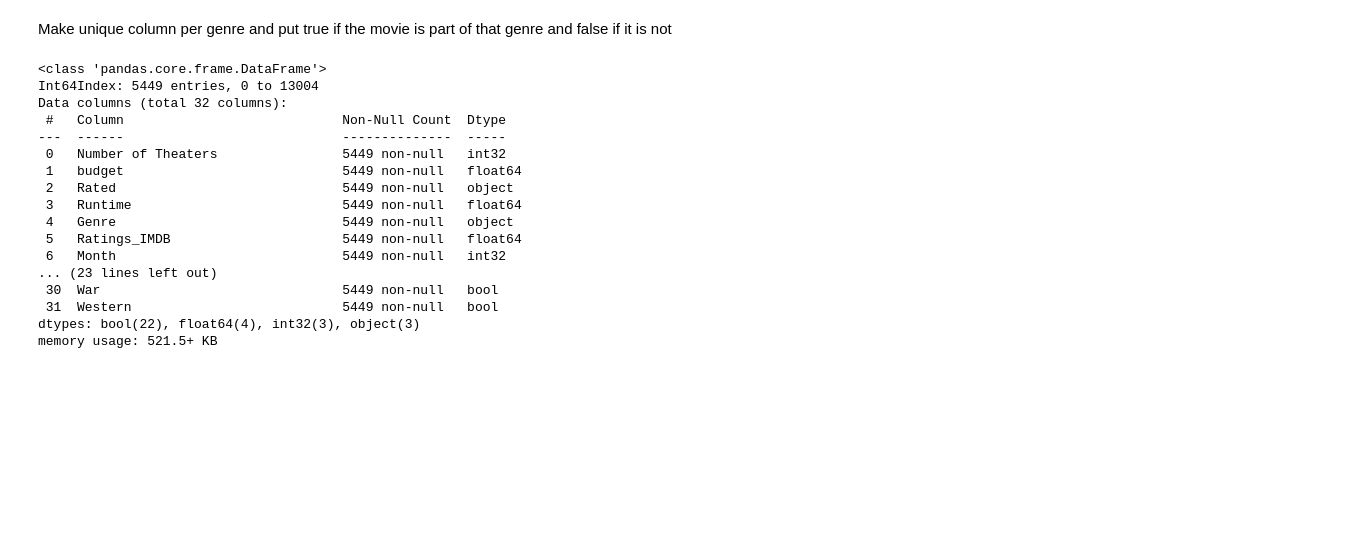
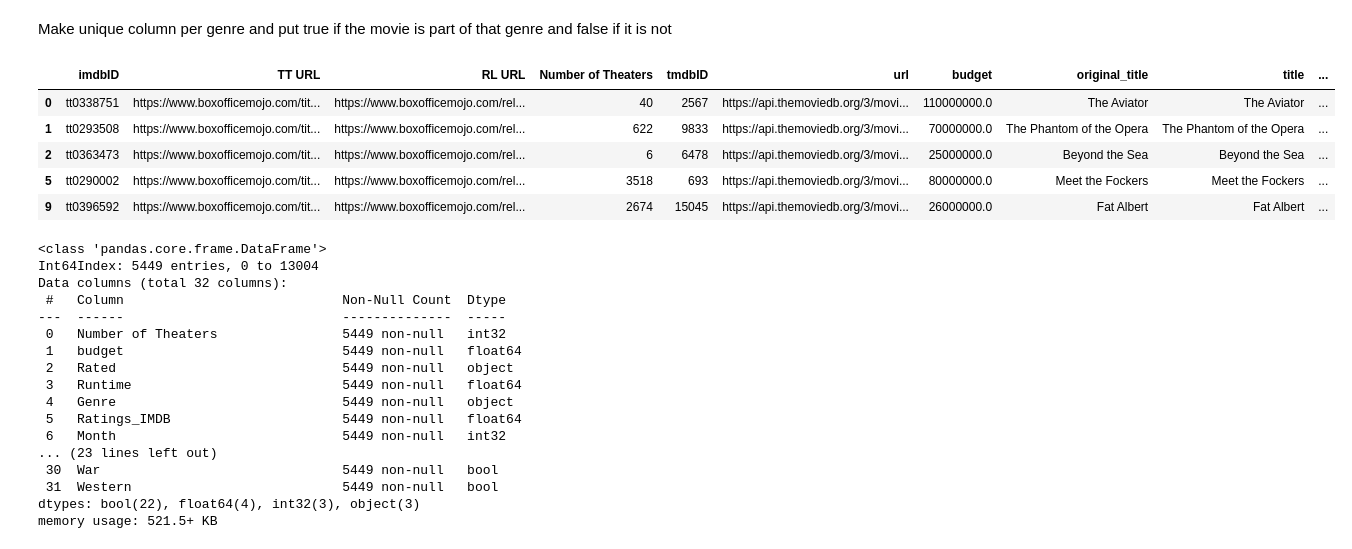
Before and after one commit to Ostendma/TOOL1_FINAL_PROJECT, a Jupyter notebook: Final Project.ipynb, the cells around one changed output. Drawn from its saved outputs; the diff is of its cells as text; code cells hidden in the pictures; blank space fills up the shorter version.

```diff
--- a/Final Project.ipynb
+++ b/Final Project.ipynb
@@ -580,6 +584,15 @@ for i in sorted(unique_genre):
         else:
             row_val += [False]
     movie_data[i] = row_val
+# %%
+movie_data.head(5)
+# %% [output]
+|  | imdbID | TT URL | RL URL | Number of Theaters | tmdbID | url | budget | original_title | title | ... |
+| 0 | tt0338751 | https://www.boxofficemojo.com/tit... | https://www.boxofficemojo.com/rel... | 40 | 2567 | https://api.themoviedb.org/3/movi... | 110000000.0 | The Aviator | The Aviator | ... |
+| 1 | tt0293508 | https://www.boxofficemojo.com/tit... | https://www.boxofficemojo.com/rel... | 622 | 9833 | https://api.themoviedb.org/3/movi... | 70000000.0 | The Phantom of the Opera | The Phantom of the Opera | ... |
+| 2 | tt0363473 | https://www.boxofficemojo.com/tit... | https://www.boxofficemojo.com/rel... | 6 | 6478 | https://api.themoviedb.org/3/movi... | 25000000.0 | Beyond the Sea | Beyond the Sea | ... |
+| 5 | tt0290002 | https://www.boxofficemojo.com/tit... | https://www.boxofficemojo.com/rel... | 3518 | 693 | https://api.themoviedb.org/3/movi... | 80000000.0 | Meet the Fockers | Meet the Fockers | ... |
+| 9 | tt0396592 | https://www.boxofficemojo.com/tit... | https://www.boxofficemojo.com/rel... | 2674 | 15045 | https://api.themoviedb.org/3/movi... | 26000000.0 | Fat Albert | Fat Albert | ... |
 # %%
 #Dropping unneeded columns
 movie_data_final = pd.DataFrame(movie_data.drop(columns=['imdbID', 'original_title', 'TT URL', 'RL URL' , 'tmdbID', 'url', 'title', 'overview', 'production_company','belongs_to_collection'
```
Also changed, not shown: parts of 34 cells of this notebook.
